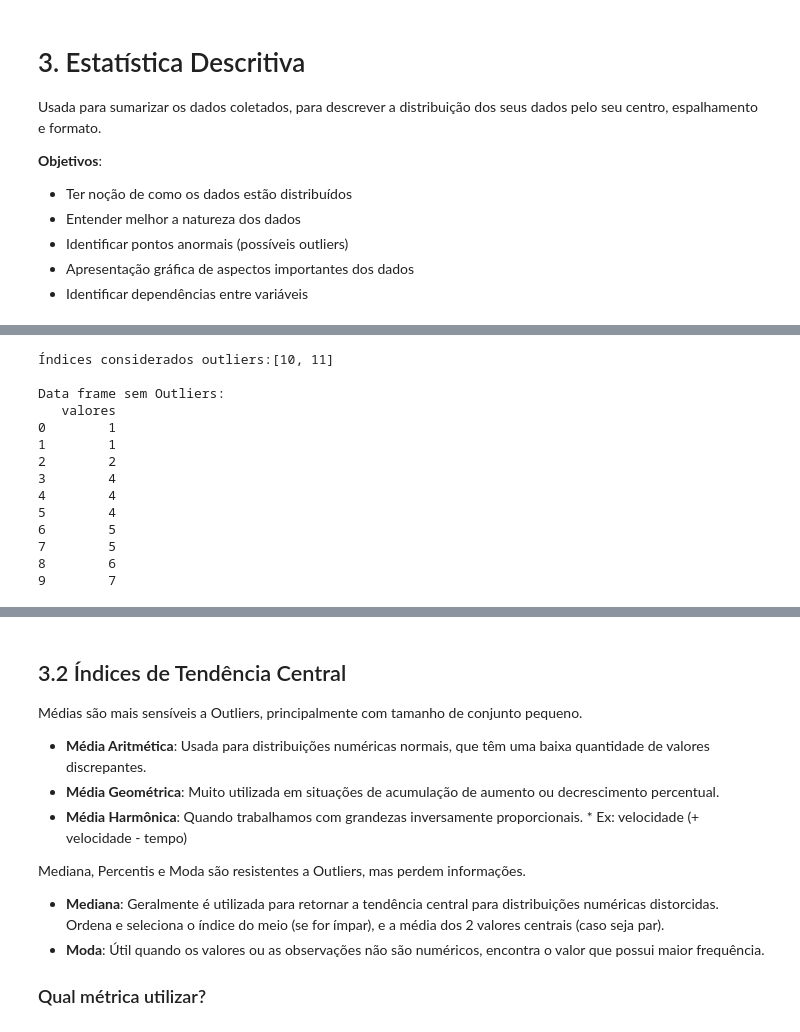
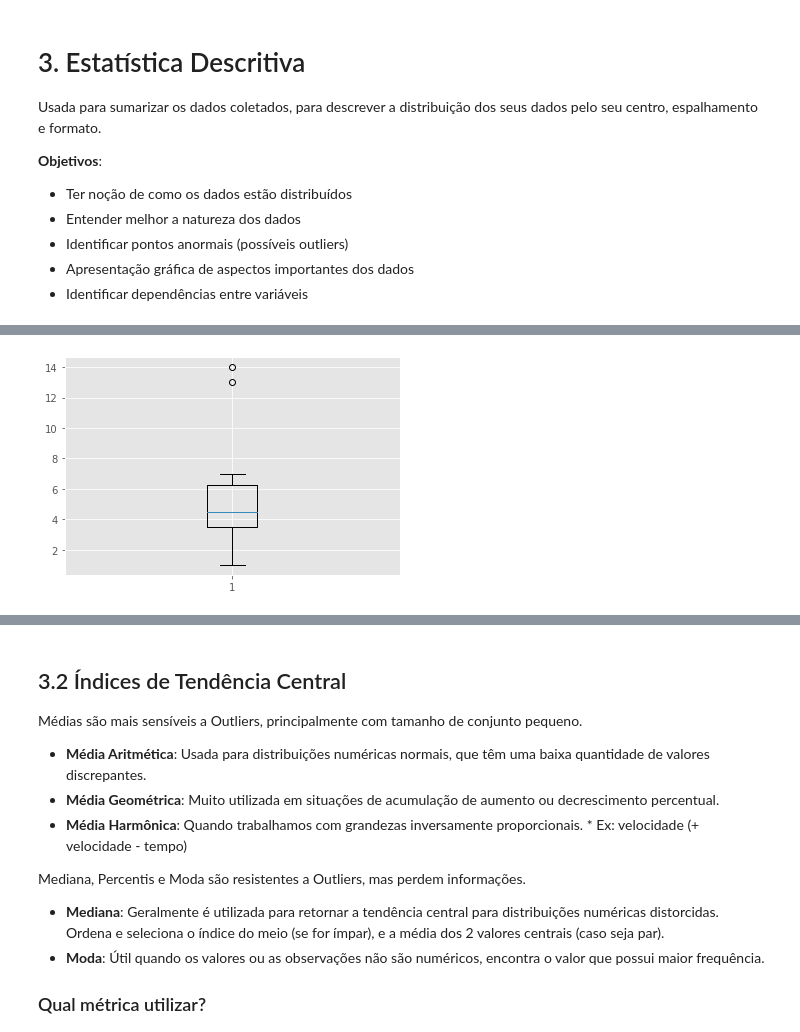
Before and after one commit to luizoaf/analise_exploratoria, a Jupyter notebook: analise_exploratoria_dos_dados.ipynb, the cells around one changed output, grey strips where cells are left out. Drawn from its saved outputs; the diff is of its cells as text; code cells hidden in the pictures.

Commit message:
Explicação de Boxplot e a detecção de outliers

```diff
--- a/analise_exploratoria_dos_dados.ipynb
+++ b/analise_exploratoria_dos_dados.ipynb
@@ -118,56 +136,12 @@ Valores muito altos ou muito baixos. Precisam ser analisados para decidir se vã
 # %%
 import pandas as pd
-valores = [1, 1, 2, 4, 4, 4, 5, 5, 6, 7, 990, 990]
+import matplotlib.pyplot as plt
+
+valores = [1, 1, 2, 4, 4, 4, 5, 5, 6, 7, 13, 14]
 dados = {'valores':valores}
 df = pd.DataFrame(dados)
 
-def metodo_de_tukey_retorna_indices_dos_outliers(df, variable):
-    # Recebe dois parâmetros: dataframe & variável de interesse como string
-    q1 = df[variable].quantile(0.25)
-    q3 = df[variable].quantile(0.75)
-    iqr = q3-q1
-    inner_fence = 1.5*iqr
-    outer_fence = 3*iqr
-
-    # limites internos
-    inner_fence_le = q1-inner_fence
-    inner_fence_ue = q3+inner_fence
-
-    # limites externos
-    outer_fence_le = q1-outer_fence
-    outer_fence_ue = q3+outer_fence
-
-    outliers_prob = []
-    outliers_poss = []
-    for index, x in enumerate(df[variable]):
-        if x <= outer_fence_le or x >= outer_fence_ue:
-            outliers_prob.append(index)
-    for index, x in enumerate(df[variable]):
-        if x <= inner_fence_le or x >= inner_fence_ue:
-            outliers_poss.append(index)
-    # return outliers_prob, outliers_poss
-    outliers_set = set(outliers_prob + outliers_poss)
-    lista_indices_outliers = []
-    for i in outliers_set:
-        lista_indices_outliers.append(i)
-    return(lista_indices_outliers)
-
-outliers = metodo_de_tukey_retorna_indices_dos_outliers(df,"valores")
-print("Índices considerados outliers:" + str(outliers))
-print("\nData frame sem Outliers:")
-print(df.drop(outliers))
+plt.boxplot(df)
+plt.show()
 # %% [output]
-Índices considerados outliers:[10, 11]
-
-Data frame sem Outliers:
-   valores
-0        1
-1        1
-2        2
-3        4
-4        4
-5        4
-6        5
-7        5
-8        6
-9        7
+[figure, added]
```
Also changed, not shown: parts of 2 cells of this notebook.
